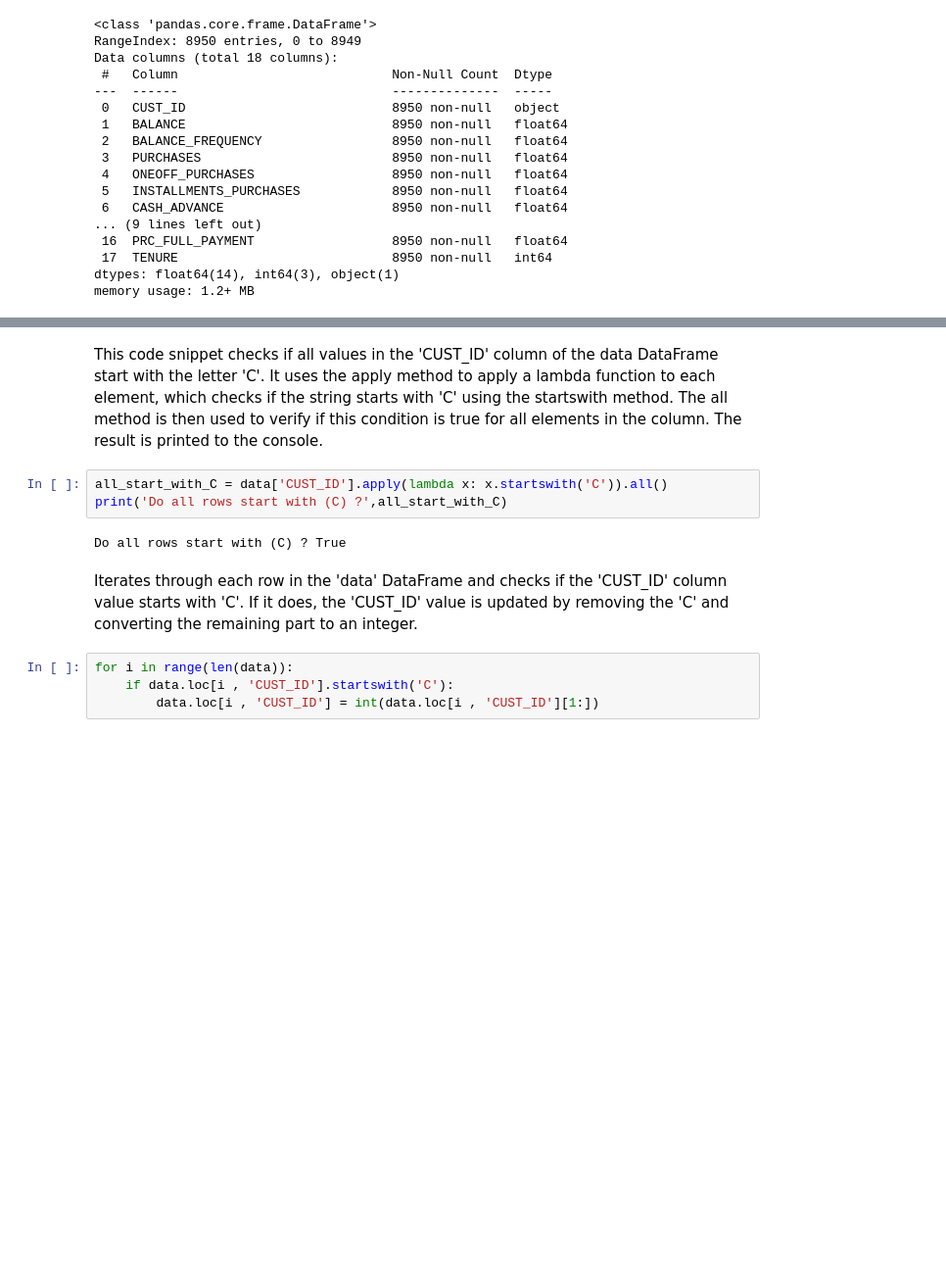
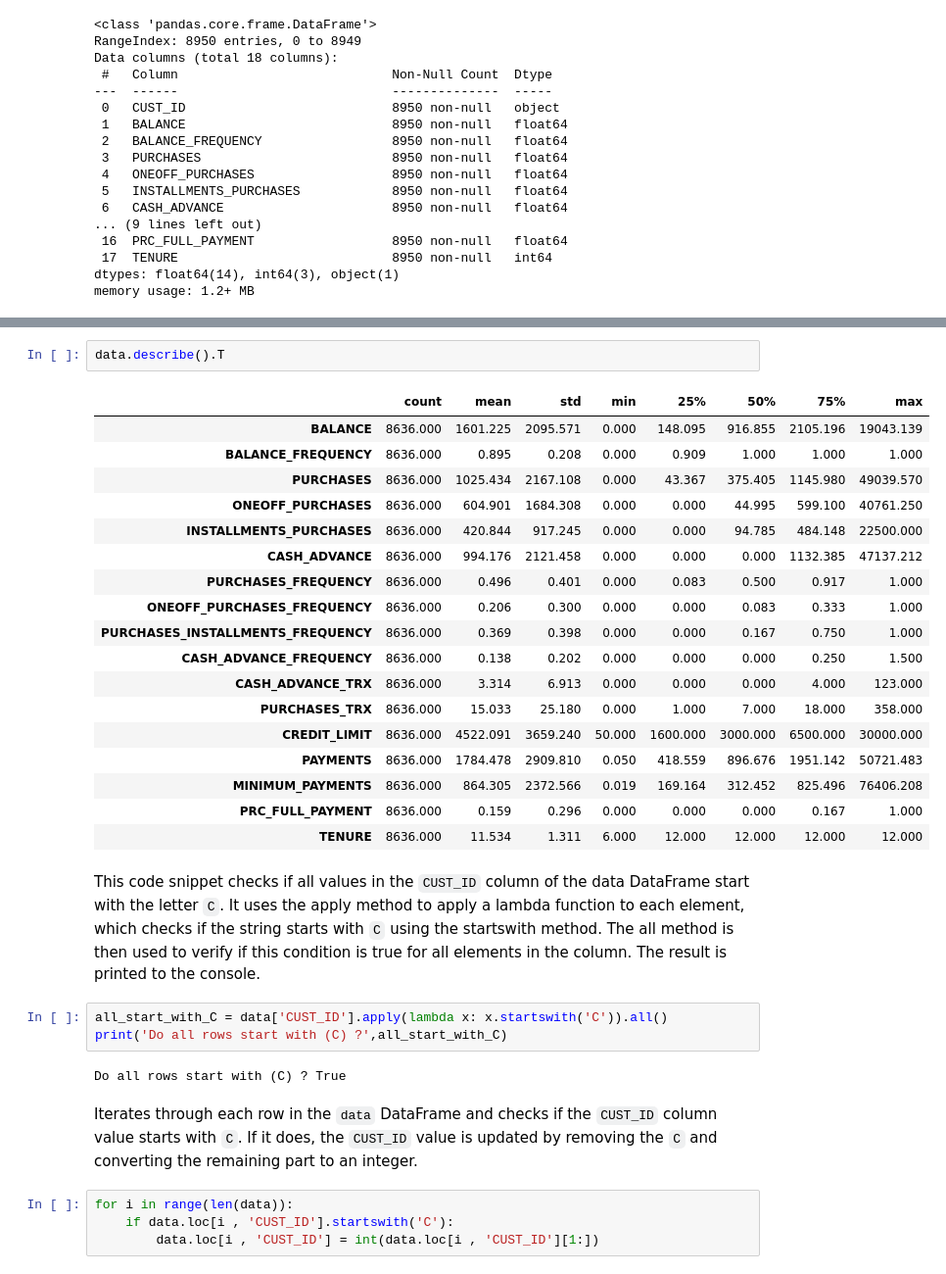
Before and after one commit to MrRezamo/Credit-Card-Clustering-with-Machine-Learning, a Jupyter notebook: Project/Main.ipynb, the cells around one changed output, grey strips where cells are left out. Shown at 98% size. Saved outputs shown, nothing was run; the diff lists cells and outputs as text; blank space fills up the shorter version.

```diff
--- a/Project/Main.ipynb
+++ b/Project/Main.ipynb
@@ -53,16 +74,37 @@ data.head()
 | 2 | C10003 | 2495.149 | 1.000 | 773.170 | 773.170 | 0.000 | 0.000 | ... |
 | 3 | C10004 | 1666.671 | 0.636 | 1499.000 | 1499.000 | 0.000 | 205.788 | ... |
 | 4 | C10005 | 817.714 | 1.000 | 16.000 | 16.000 | 0.000 | 0.000 | ... |
+# %%
+data.describe().T
+# %% [output]
+|  | count | mean | std | min | 25% | 50% | 75% | max |
+| BALANCE | 8636.000 | 1601.225 | 2095.571 | 0.000 | 148.095 | 916.855 | 2105.196 | 19043.139 |
+| BALANCE_FREQUENCY | 8636.000 | 0.895 | 0.208 | 0.000 | 0.909 | 1.000 | 1.000 | 1.000 |
+| PURCHASES | 8636.000 | 1025.434 | 2167.108 | 0.000 | 43.367 | 375.405 | 1145.980 | 49039.570 |
+| ONEOFF_PURCHASES | 8636.000 | 604.901 | 1684.308 | 0.000 | 0.000 | 44.995 | 599.100 | 40761.250 |
+| INSTALLMENTS_PURCHASES | 8636.000 | 420.844 | 917.245 | 0.000 | 0.000 | 94.785 | 484.148 | 22500.000 |
+| CASH_ADVANCE | 8636.000 | 994.176 | 2121.458 | 0.000 | 0.000 | 0.000 | 1132.385 | 47137.212 |
+| PURCHASES_FREQUENCY | 8636.000 | 0.496 | 0.401 | 0.000 | 0.083 | 0.500 | 0.917 | 1.000 |
+| ONEOFF_PURCHASES_FREQUENCY | 8636.000 | 0.206 | 0.300 | 0.000 | 0.000 | 0.083 | 0.333 | 1.000 |
+| PURCHASES_INSTALLMENTS_FREQUENCY | 8636.000 | 0.369 | 0.398 | 0.000 | 0.000 | 0.167 | 0.750 | 1.000 |
+| CASH_ADVANCE_FREQUENCY | 8636.000 | 0.138 | 0.202 | 0.000 | 0.000 | 0.000 | 0.250 | 1.500 |
+| CASH_ADVANCE_TRX | 8636.000 | 3.314 | 6.913 | 0.000 | 0.000 | 0.000 | 4.000 | 123.000 |
+| PURCHASES_TRX | 8636.000 | 15.033 | 25.180 | 0.000 | 1.000 | 7.000 | 18.000 | 358.000 |
+| CREDIT_LIMIT | 8636.000 | 4522.091 | 3659.240 | 50.000 | 1600.000 | 3000.000 | 6500.000 | 30000.000 |
+| PAYMENTS | 8636.000 | 1784.478 | 2909.810 | 0.050 | 418.559 | 896.676 | 1951.142 | 50721.483 |
+| MINIMUM_PAYMENTS | 8636.000 | 864.305 | 2372.566 | 0.019 | 169.164 | 312.452 | 825.496 | 76406.208 |
+| PRC_FULL_PAYMENT | 8636.000 | 0.159 | 0.296 | 0.000 | 0.000 | 0.000 | 0.167 | 1.000 |
+| TENURE | 8636.000 | 11.534 | 1.311 | 6.000 | 12.000 | 12.000 | 12.000 | 12.000 |
 # %% [markdown]
-This code snippet checks if all values in the 'CUST_ID' column of the data DataFrame start with the letter 'C'. It uses the apply method to apply a lambda function to each element, which checks if the string starts with 'C' using the startswith method. The all method is then used to verify if this condition is true for all elements in the column. The result is printed to the console.
+This code snippet checks if all values in the `CUST_ID` column of the data DataFrame start with the letter `C`. It uses the apply method to apply a lambda function to each element, which checks if the string starts with `C` using the startswith method. The all method is then used to verify if this condition is true for all elements in the column. The result is printed to the console.
 # %%
 all_start_with_C = data['CUST_ID'].apply(lambda x: x.startswith('C')).all()
 print('Do all rows start with (C) ?',all_start_with_C)
 # %% [output]
 Do all rows start with (C) ? True
 # %% [markdown]
-Iterates through each row in the 'data' DataFrame and checks if the 'CUST_ID' column value starts with 'C'.
-If it does, the 'CUST_ID' value is updated by removing the 'C' and converting the remaining part to an integer.
+Iterates through each row in the `data` DataFrame and checks if the `CUST_ID` column value starts with `C`.
+If it does, the `CUST_ID` value is updated by removing the `C` and converting the remaining part to an integer.
 # %%
 for i in range(len(data)):
     if data.loc[i , 'CUST_ID'].startswith('C'):
```
Also changed, not shown: parts of 3 cells of this notebook.
